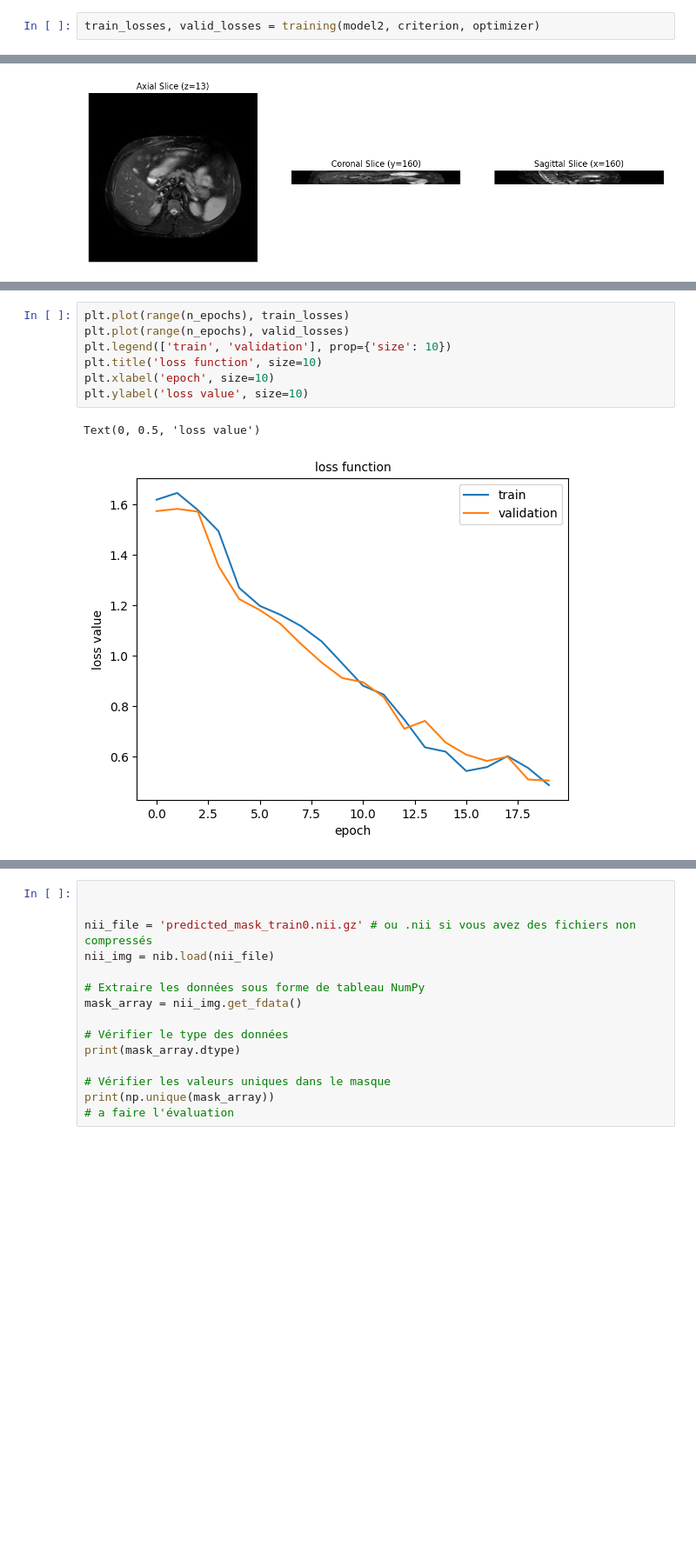
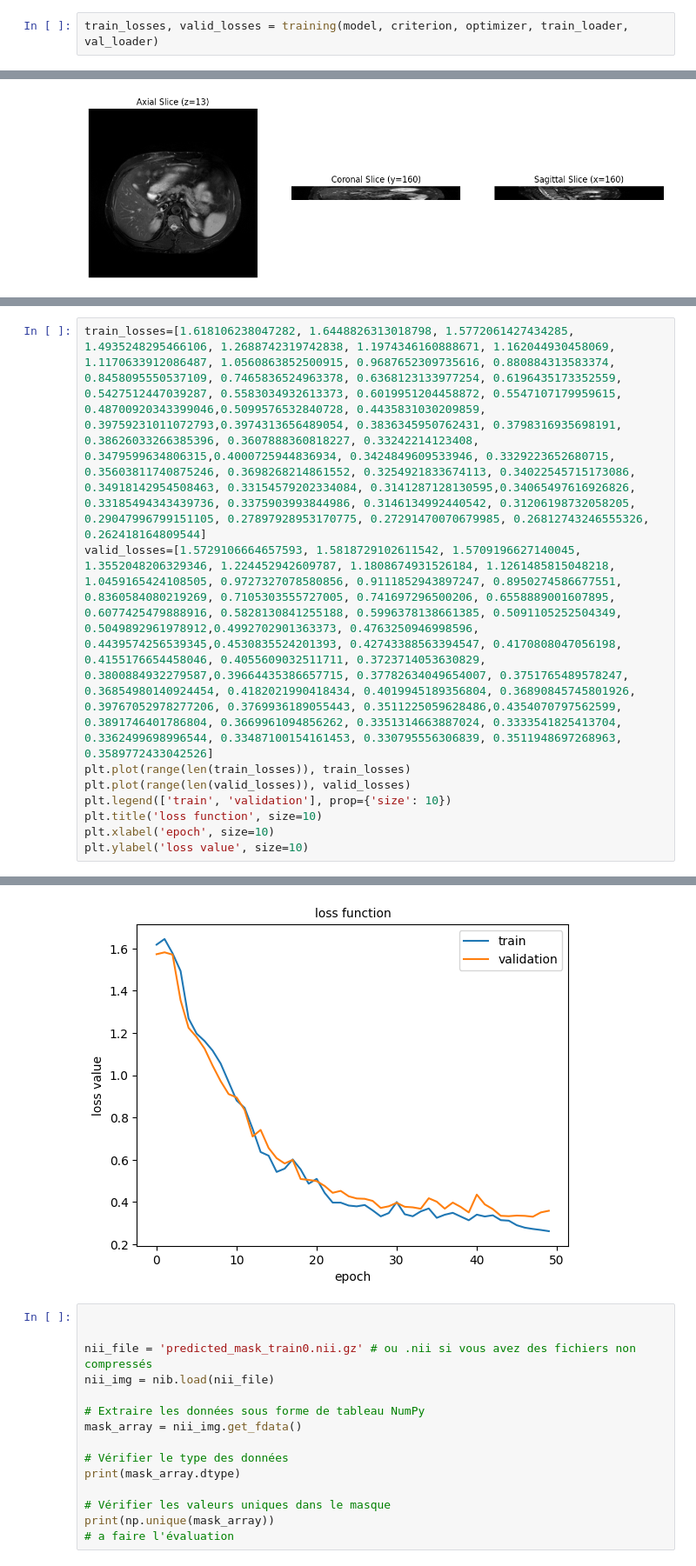
Before and after one commit to Joub2332/Attention-based-Unet-for-Segmentation, a Jupyter notebook: Architecture U-net.ipynb, the cells around one changed output, grey strips where cells are left out. Shown at 87% size. Drawn from its saved outputs; the diff is of its cells as text; blank space fills up the shorter version.

Commit message:
ajout des data_loader

```diff
--- a/Architecture U-net.ipynb
+++ b/Architecture U-net.ipynb
@@ -538,3 +530,3 @@ def training(model, criterion, optimizer):
 # %%
-train_losses, valid_losses = training(model2, criterion, optimizer)
+train_losses, valid_losses = training(model, criterion, optimizer, train_loader, val_loader)
 # %% [output]
@@ -792,10 +784,10 @@ show_32_slices(y_val[0])
-# %%
-plt.plot(range(n_epochs), train_losses)
-plt.plot(range(n_epochs), valid_losses)
-plt.legend(['train', 'validation'], prop={'size': 10})
-plt.title('loss function', size=10)
-plt.xlabel('epoch', size=10)
-plt.ylabel('loss value', size=10)
-# %% [output]
-Text(0, 0.5, 'loss value')
-[figure, removed]
+# %%
+train_losses=[1.618106238047282, 1.6448826313018798, 1.5772061427434285, 1.4935248295466106, 1.2688742319742838, 1.1974346160888671, 1.162044930458069, 1.1170633912086487, 1.0560863852500915, 0.9687652309735616, 0.880884313583374, 0.8458095550537109, 0.7465836524963378, 0.6368123133977254, 0.6196435173352559, 0.5427512447039287, 0.5583034932613373, 0.6019951204458872, 0.5547107179959615, 0.48700920343399046,0.5099576532840728, 0.4435831030209859, 0.39759231011072793,0.3974313656489054, 0.3836345950762431, 0.3798316935698191, 0.38626033266385396, 0.3607888360818227, 0.33242214123408, 0.3479599634806315,0.4000725944836934, 0.3424849609533946, 0.3329223652680715, 0.35603811740875246, 0.3698268214861552, 0.3254921833674113, 0.34022545715173086, 0.34918142954508463, 0.33154579202334084, 0.3141287128130595,0.34065497616926826, 0.33185494343439736, 0.3375903993844986, 0.3146134992440542, 0.31206198732058205, 0.29047996799151105, 0.27897928953170775, 0.27291470070679985, 0.26812743246555326, 0.262418164809544]
+valid_losses=[1.5729106664657593, 1.5818729102611542, 1.5709196627140045, 1.3552048206329346, 1.224452942609787, 1.1808674931526184, 1.1261485815048218, 1.0459165424108505, 0.9727327078580856, 0.9111852943897247, 0.8950274586677551, 0.8360584080219269, 0.7105303555727005, 0.741697296500206, 0.6558889001607895, 0.6077425479888916, 0.5828130841255188, 0.5996378138661385, 0.5091105252504349, 0.5049892961978912,0.4992702901363373, 0.4763250946998596, 0.4439574256539345,0.4530835524201393, 0.42743388563394547, 0.4170808047056198, 0.4155176654458046, 0.4055609032511711, 0.3723714053630829, 0.3800884932279587,0.39664435386657715, 0.37782634049654007, 0.3751765489578247, 0.36854980140924454, 0.4182021990418434, 0.4019945189356804, 0.36890845745801926, 0.39767052978277206, 0.3769936189055443, 0.3511225059628486,0.4354070797562599, 0.3891746401786804, 0.3669961094856262, 0.3351314663887024, 0.3333541825413704, 0.3362499698996544, 0.33487100154161453, 0.330795556306839, 0.3511948697268963, 0.3589772433042526]
+plt.plot(range(len(train_losses)), train_losses)
+plt.plot(range(len(valid_losses)), valid_losses)
+plt.legend(['train', 'validation'], prop={'size': 10})
+plt.title('loss function', size=10)
+plt.xlabel('epoch', size=10)
+plt.ylabel('loss value', size=10)
+# %% [output]
@@ -802,3 +795,4 @@ Text(0, 0.5, 'loss value')
+[figure, added]
 # %%
 
 
```
Also changed, not shown: parts of 10 cells of this notebook.
